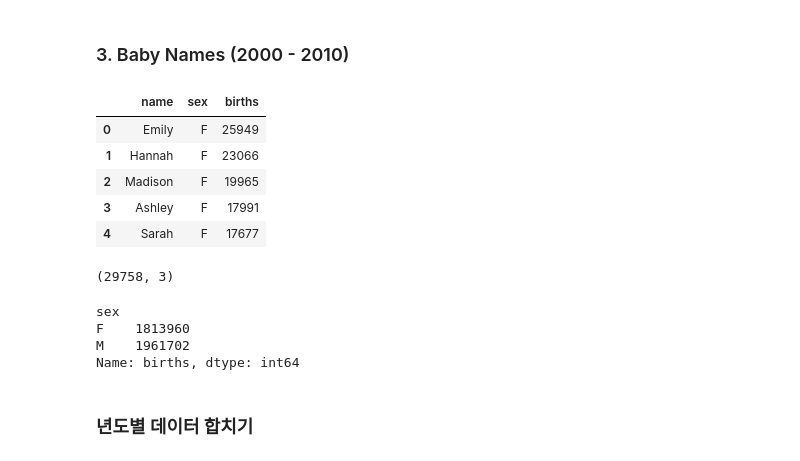
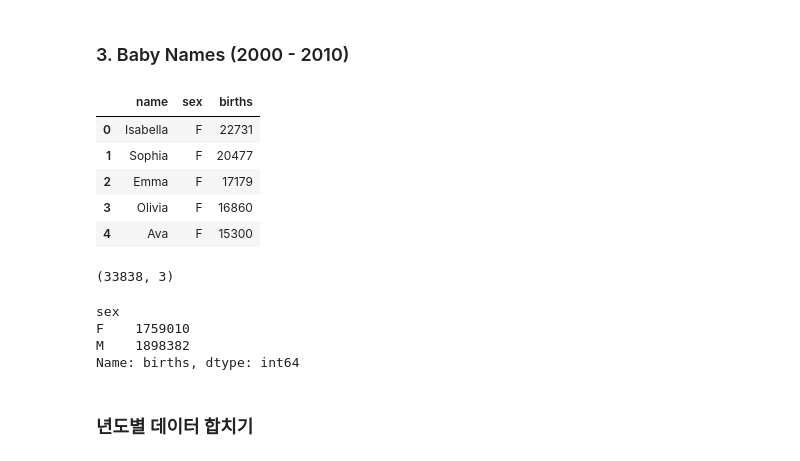
Before and after one commit to woosa7/PythonDataAnalytics, a Jupyter notebook: pandas/pydata02_3.ipynb, the cells around one changed output. Cells and saved outputs as stored; diff of their text form; code cells hidden in the pictures.

Commit message:
US Baby Names

```diff
--- a/pandas/pydata02_3.ipynb
+++ b/pandas/pydata02_3.ipynb
@@ -8,25 +8,25 @@ import pandas as pd
 import matplotlib.pyplot as plt
 %matplotlib inline
 # %%
-names2000 = pd.read_csv('data/yob2000.txt', names=['name', 'sex', 'births'])
-names2000.head()
+names2010 = pd.read_csv('data/names/yob2010.txt', names=['name', 'sex', 'births'])
+names2010.head()
 # %% [output]
 |  | name | sex | births |
-| 0 | Emily | F | 25949 |
-| 1 | Hannah | F | 23066 |
-| 2 | Madison | F | 19965 |
-| 3 | Ashley | F | 17991 |
-| 4 | Sarah | F | 17677 |
+| 0 | Isabella | F | 22731 |
+| 1 | Sophia | F | 20477 |
+| 2 | Emma | F | 17179 |
+| 3 | Olivia | F | 16860 |
+| 4 | Ava | F | 15300 |
 # %%
-names2000.shape
+names2010.shape
 # %% [output]
-(29758, 3)
+(33838, 3)
 # %%
-names2000.groupby('sex').births.sum()
+names2010.groupby('sex').births.sum()
 # %% [output]
 sex
-F    1813960
-M    1961702
+F    1759010
+M    1898382
 Name: births, dtype: int64
 # %% [markdown]
 ### 년도별 데이터 합치기
```
Also changed, not shown: parts of 34 cells of this notebook.
